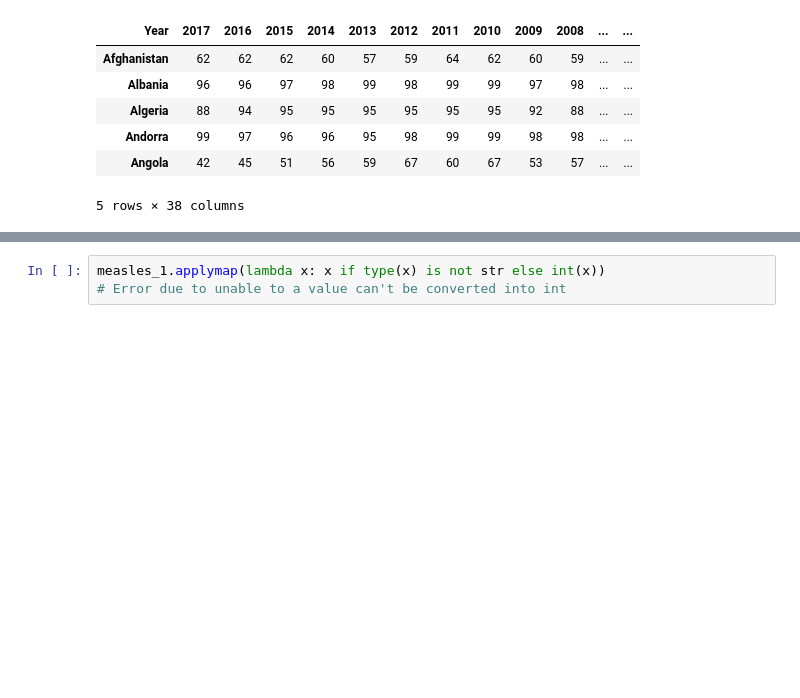
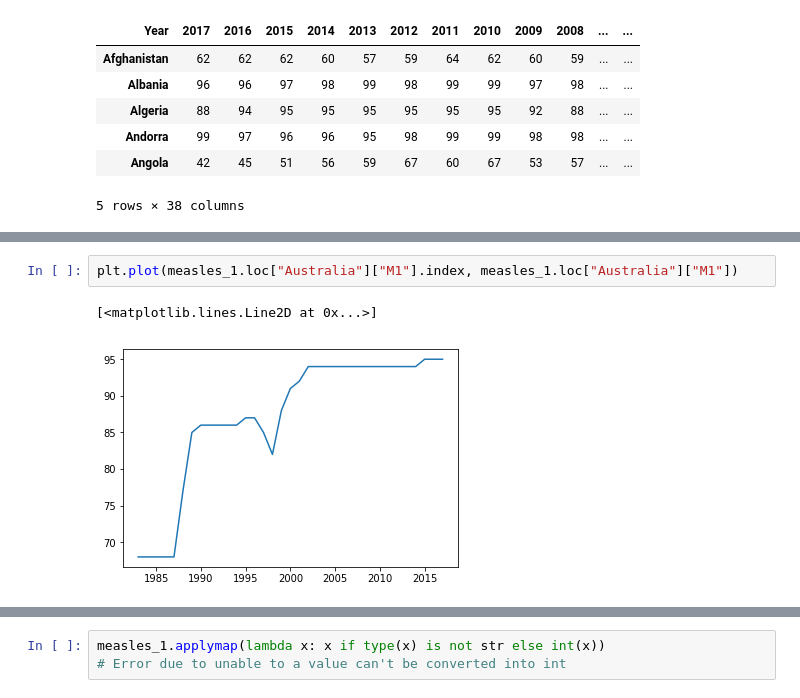
Before and after one commit to noatgnu/cds-python-graph, a Jupyter notebook: notebooks/main.ipynb, the cells around one changed output, grey strips where cells are left out. Cells and saved outputs as stored; diff of their text form; blank space fills up the shorter version.

```diff
--- a/notebooks/main.ipynb
+++ b/notebooks/main.ipynb
@@ -93,3 +93,8 @@ plt.scatter(x=measles_1.loc["Australia"]["M1"].index, y=pd.to_numeric(measles_1.
 # %% [output]
 <matplotlib.collections.PathCollection at 0x...>
 [figure]
+# %%
+plt.plot(measles_1.loc["Australia"]["M1"].index, measles_1.loc["Australia"]["M1"])
+# %% [output]
+[<matplotlib.lines.Line2D at 0x...>]
+[figure, added]
```
Also changed, not shown: parts of 16 cells of this notebook.
